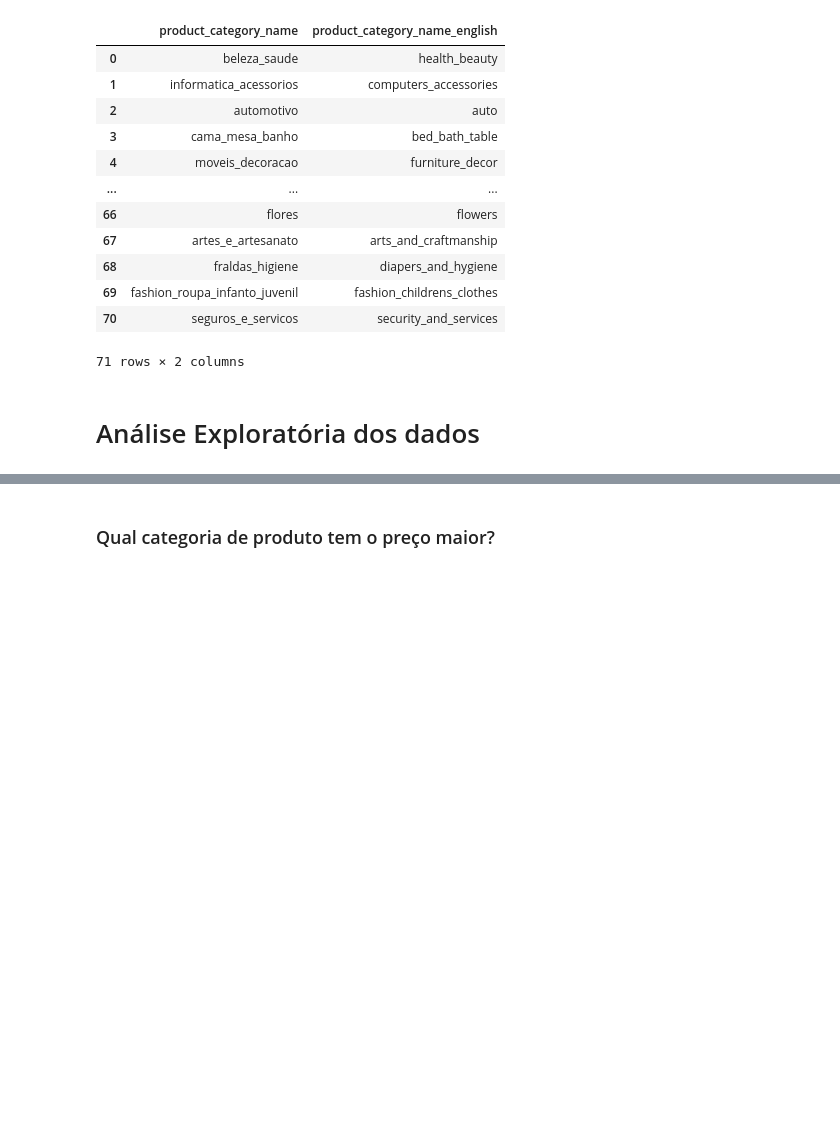
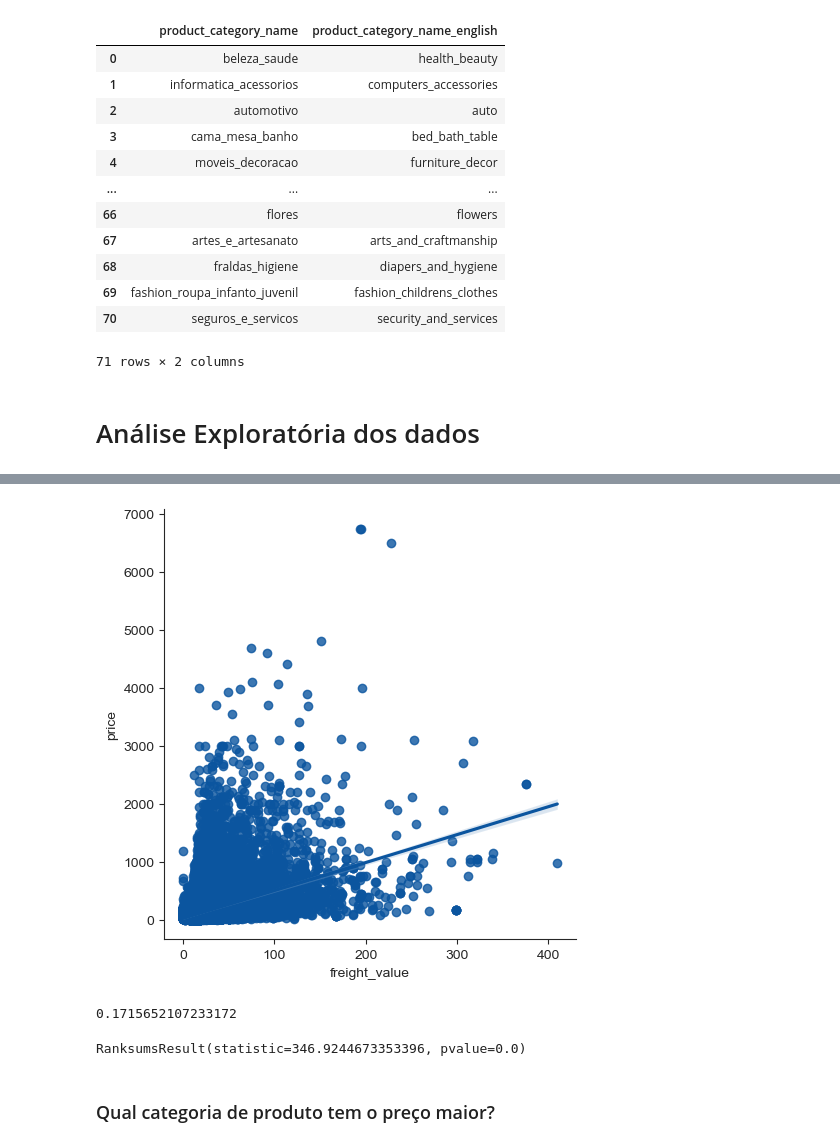
Before and after one commit to Marcus-Bernard0/Data-Science-projects, a Jupyter notebook: 2 - Ecommerce/Projeto.ipynb, the cells around one changed output, grey strips where cells are left out. Drawn from its saved outputs; the diff is of its cells as text; code cells hidden in the pictures; blank space fills up the shorter version.

```diff
--- a/2 - Ecommerce/Projeto.ipynb
+++ b/2 - Ecommerce/Projeto.ipynb
@@ -172,0 +233,9 @@ dfCategory
+# %%
+sns.lmplot(x='freight_value', y='price', data=dfOdersItens)
+plt.show()
+# %% [output]
+[figure, added]
+# %%
+resultado.rsquared
+# %% [output]
+0.1715652107233172
@@ -173,3 +247,7 @@ dfCategory
+# %%
+r
+# %% [output]
+RanksumsResult(statistic=346.9244673353396, pvalue=0.0)
 # %% [markdown]
 ### Qual categoria de produto tem o preço maior?
 # %%
```
Also changed, not shown: parts of 11 cells of this notebook.
